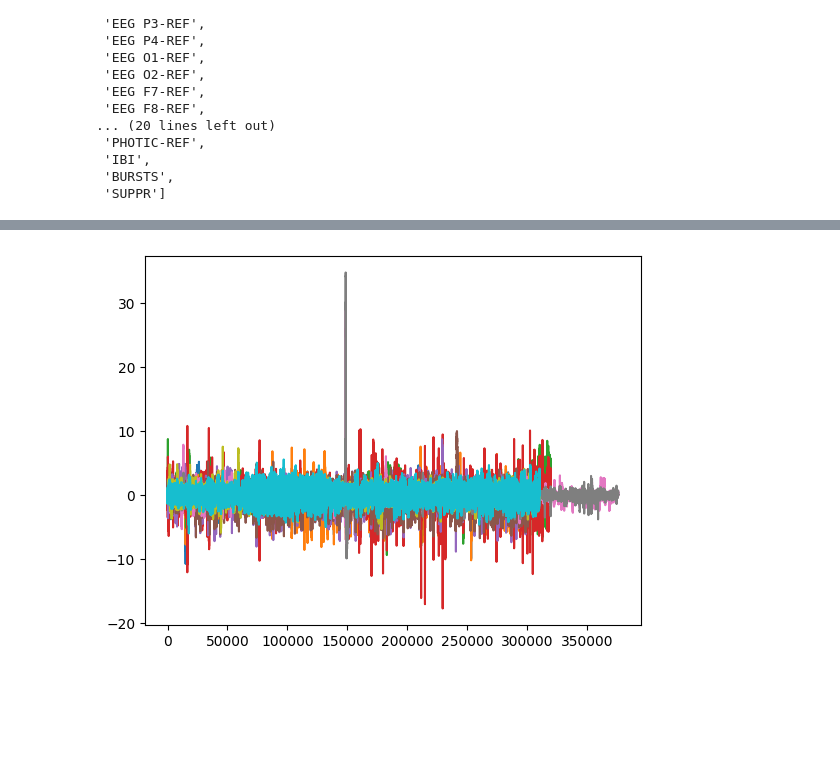
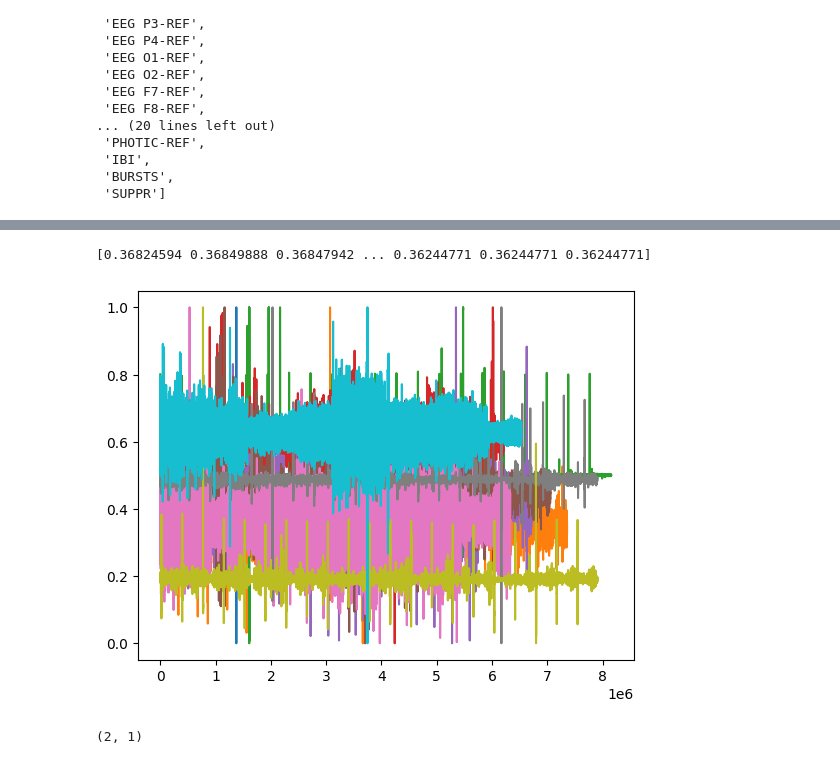
Before and after one commit to cadu-engineer/EEG_Analysis-for-CVA, a Jupyter notebook: preprocessing.ipynb, the cells around one changed output, grey strips where cells are left out. Drawn from its saved outputs; the diff is of its cells as text; code cells hidden in the pictures; blank space fills up the shorter version.

```diff
--- a/preprocessing.ipynb
+++ b/preprocessing.ipynb
@@ -135,10 +135,13 @@ raw.ch_names
 # eeg_and_eog = raw.copy().drop_channels(["EMG-REF", "PHOTIC-REF", "IBI", "BURSTS", "SUPPR"])
 # print(len(raw.ch_names), "→", len(eeg_and_eog.ch_names))
 
+# raw.pick(['EEG F3-REF', 'EEG T1-REF'])
+
 eeg_set = []
 for raw in raws:
     try:
-        eeg = raw.copy().drop_channels(["EMG-REF", "PHOTIC-REF", "IBI", "BURSTS", "SUPPR"])
+        # eeg = raw.copy().drop_channels(["EMG-REF", "PHOTIC-REF", "IBI", "BURSTS", "SUPPR"])
+        eeg = raw.copy().pick(['EEG FP1-REF','EEG FP2-REF','EEG F3-REF','EEG F4-REF','EEG C3-REF','EEG C4-REF','EEG P3-REF','EEG P4-REF','EEG O1-REF','EEG O2-REF','EEG F7-REF','EEG F8-REF','EEG T3-REF','EEG T4-REF','EEG T5-REF','EEG T6-REF','EEG A1-REF','EEG A2-REF','EEG FZ-REF','EEG CZ-REF','EEG PZ-REF'])
         eeg_set.append(eeg)
         print(len(raw.ch_names), "→", len(eeg.ch_names))
 
@@ -153,6 +161,6 @@ for raw in raws:
 # %%
-# tempo total de amostragem
-#float(raw.times[-1])
+# quantidade de amostras
+# print(len(eeg.times))
 
 import matplotlib.pyplot as plt
 import numpy as np
@@ -176,14 +184,16 @@ import numpy as np
 
 samples = []
 for eeg in eeg_set:
+
     X = np.array(eeg[0][0])
 
-    for i in range(1, 31):
-        # print(raw[i][0])
-        X = np.vstack([X, eeg[i][0]])
+    for i in range(1, 21):
+        # X = np.vstack([X, eeg[i][0]])
+        X = np.append(X, eeg[i][0])
 
-    plt.plot(X[0])
-    plt.plot(X[2])
+    # plt.plot(X[0])
+    # plt.plot(X[2])
+    plt.plot(X)
 
     samples.append(X)
 # %% [output]
@@ -200,14 +209,27 @@ for eeg in eeg_set:
 samplesNorm = []
 # scale data
 for X in samples:
-    scaler = StandardScaler().fit(X.T)
-    #scaler = MinMaxScaler().fit(X.T)
-    Xnorm = scaler.transform(X.T).T
+    # print(X)
+    X_reshape = X.reshape(-1,1)
+    # print(X_reshape)
+    # scaler = StandardScaler().fit(X_reshape)
+    scaler = MinMaxScaler().fit(X_reshape)
+    Xnorm_reshape = scaler.transform(X_reshape)
+    # print(Xnorm_reshape)
+    Xnorm = np.squeeze(Xnorm_reshape)
+    # print(Xnorm)
 
     samplesNorm.append(Xnorm)
 # %%
 for Xnorm in samplesNorm:
-    plt.plot(Xnorm[0])
-    plt.plot(Xnorm[2])
+    # plt.plot(Xnorm[0])
+    # plt.plot(Xnorm[2])
+    plt.plot(Xnorm)
 # %% [output]
+[0.36824594 0.36849888 0.36847942 ... 0.36244771 0.36244771 0.36244771]
-[figure, old version]
+[figure, new version]
+# %%
+#classes
+y = np.array([[0],[1]])
+# %% [output]
+(2, 1)
```
Also changed, not shown: parts of 2 cells of this notebook, 1 other file.
